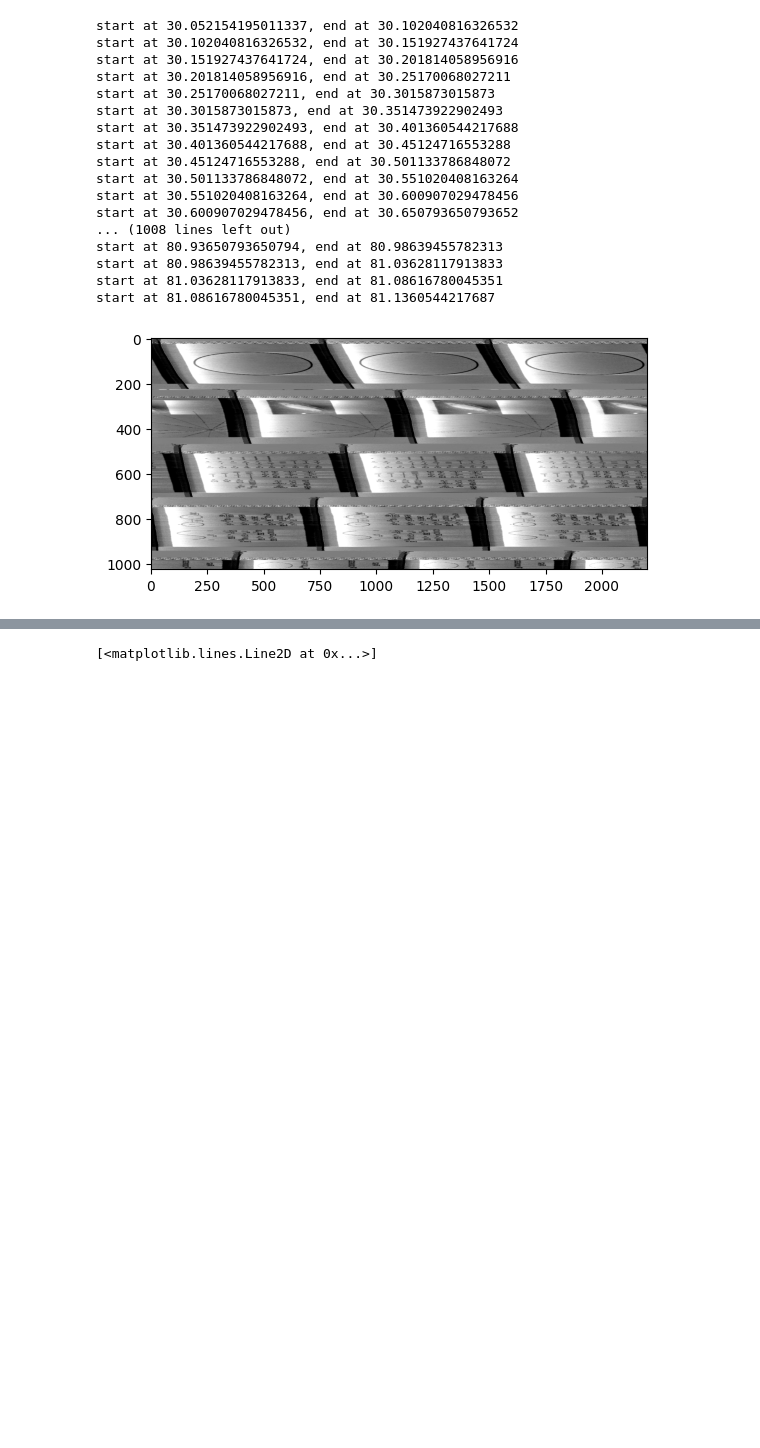
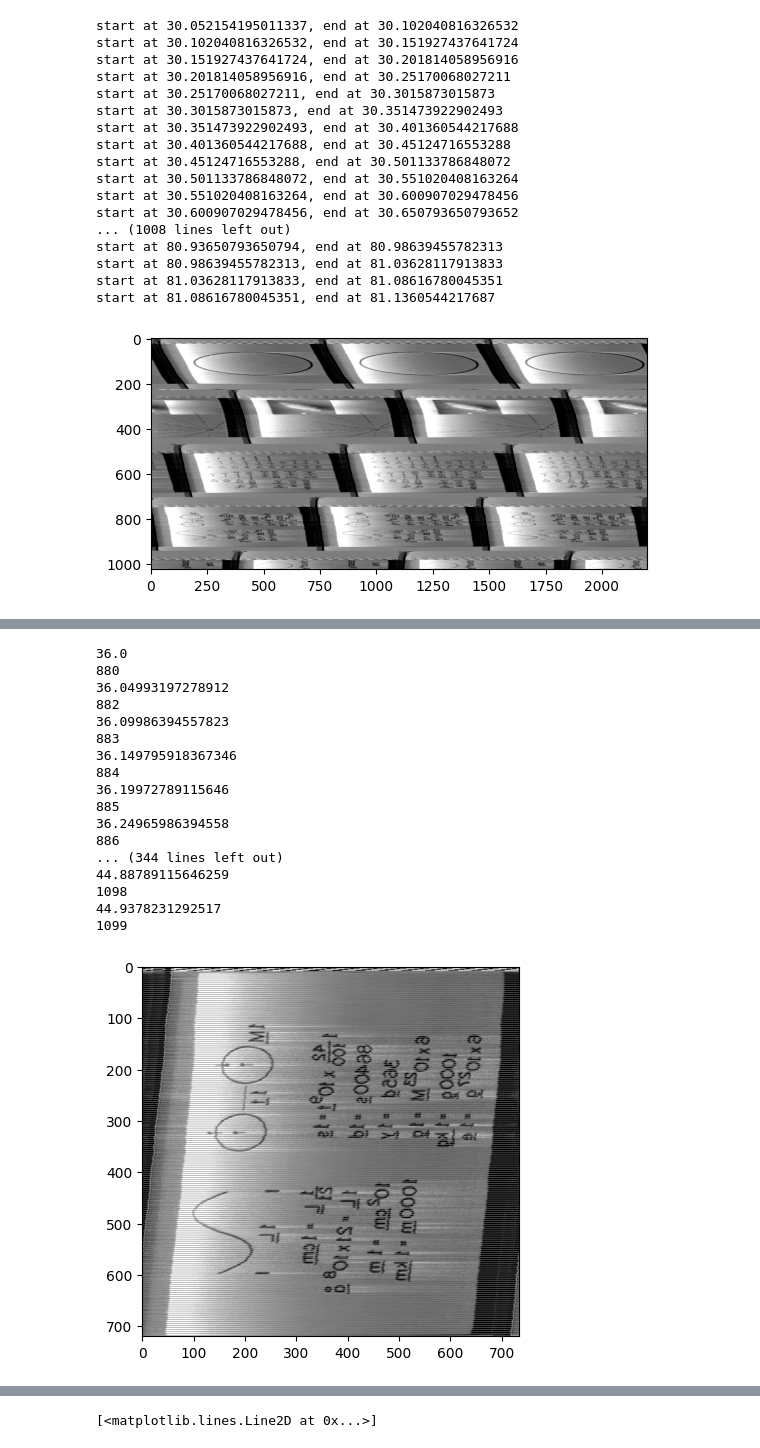
Before and after one commit to dolevazrad/Voyager_Golden_Record, a Jupyter notebook: main3.ipynb, the cells around one changed output, grey strips where cells are left out. Saved outputs shown, nothing was run; the diff lists cells and outputs as text; code cells hidden in the pictures; blank space fills up the shorter version.

```diff
--- a/main3.ipynb
+++ b/main3.ipynb
@@ -106,0 +272,79 @@ start at 81.08616780045351, end at 81.1360544217687
+# %%
+#try with new adsjut
+#todo: try to write adjust depending on the offset and not the index
+from scipy.signal import butter, filtfilt
+image_data = []
+window_size = 2202
+window_size = 734
+line_hz = samplerate / (6*window_size)
+nyquist = samplerate / 2
+Wn = line_hz / nyquist
+offset = int(samplerate*67.25)
+buufer =  -400
+for index in range(180):
+    adjust = int((offset - samplerate*31.25)/samplerate *window_size/30)
+    print((offset - samplerate*31.25)/samplerate)
+    print(adjust)
+    window1 = data[offset+0*window_size+buufer + adjust :offset+1*window_size+buufer + adjust ]
+    window2 = data[offset+1*window_size+buufer + adjust :offset+2*window_size+buufer + adjust ]
+    window3 = data[offset+2*window_size+buufer + adjust :offset+3*window_size+buufer + adjust ]
+
+    # window4 = data[offset+3*window_size:offset+4*window_size]
+    # window5 = data[offset+4*window_size:offset+5*window_size]
+    # window6 = data[offset+5*window_size:offset+6*window_size]
+
+    #window = data[offset+index*window_size + int(adjust_offset*index):offset+(index+1)*window_size + int(adjust_offset*index)]
+
+   # print(f"start at {(offset+index*window_size)/samplerate}, end at {(offset+(index+1)*window_size)/samplerate}  ")
+    b, a = butter(3, Wn, 'highpass',analog='false')
+    x1 = filtfilt(b, a, window1)
+    x2 = filtfilt(b, a, window2)
+    x3 = filtfilt(b, a, window3)
+    # x4 = filtfilt(b, a, window4)
+    # x5 = filtfilt(b, a, window5)
+    # x6 = filtfilt(b, a, window6)
+
+    w1 = np.clip(x1,-2500,2500)
+    w2 = np.clip(x2,-2500,2500)
+    w3= np.clip(x3,-2500,2500)
+    # w4= np.clip(x4,-2500,2500)
+    # w5= np.clip(x5,-2500,2500)
+    # w6= np.clip(x6,-2500,2500)
+
+    #plt.plot(range(len(window1)), window1[:], label="Left channel")
+    #plt.plot(range(len(window2)), window2[:], label="Left channel")
+    #plt.plot(range(len(window3)), window3[:], label="Left channel")
+    padding = np.zeros(len(w3))
+    image_data.append(-1*w1[0:len(w1)])
+    image_data.append(-1*w2[0:len(w2)])
+    image_data.append(-1*w3[0:len(w3)])
+    image_data.append(padding)
+
+    # image_data.append(-0.5*w4[0:len(w4)])
+    # image_data.append(-0.5*w5[0:len(w5)])
+    # image_data.append(-0.5*w6[0:len(w6)])
+
+    offset = offset + 3*window_size
+
+    #print(offset)
+plt.imshow(image_data,cmap="gray")
+plt.show()
+# %% [output]
+36.0
+880
+36.04993197278912
+882
+36.09986394557823
+883
+36.149795918367346
+884
+36.19972789115646
+885
+36.24965986394558
+886
+... (344 lines left out)
+44.88789115646259
+1098
+44.9378231292517
+1099
+[figure, added]
```
Also changed, not shown: parts of 6 cells of this notebook, 1 other file.
